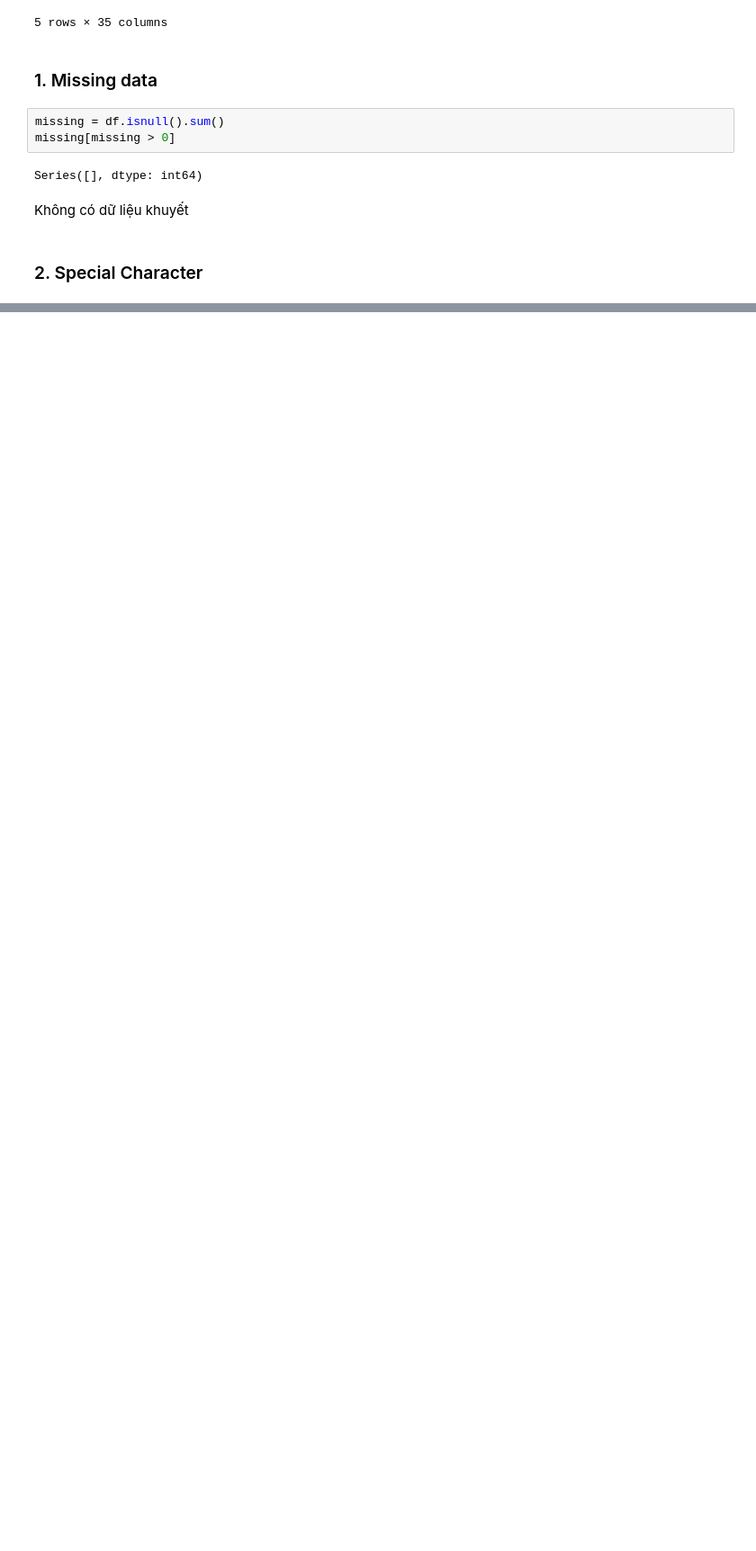
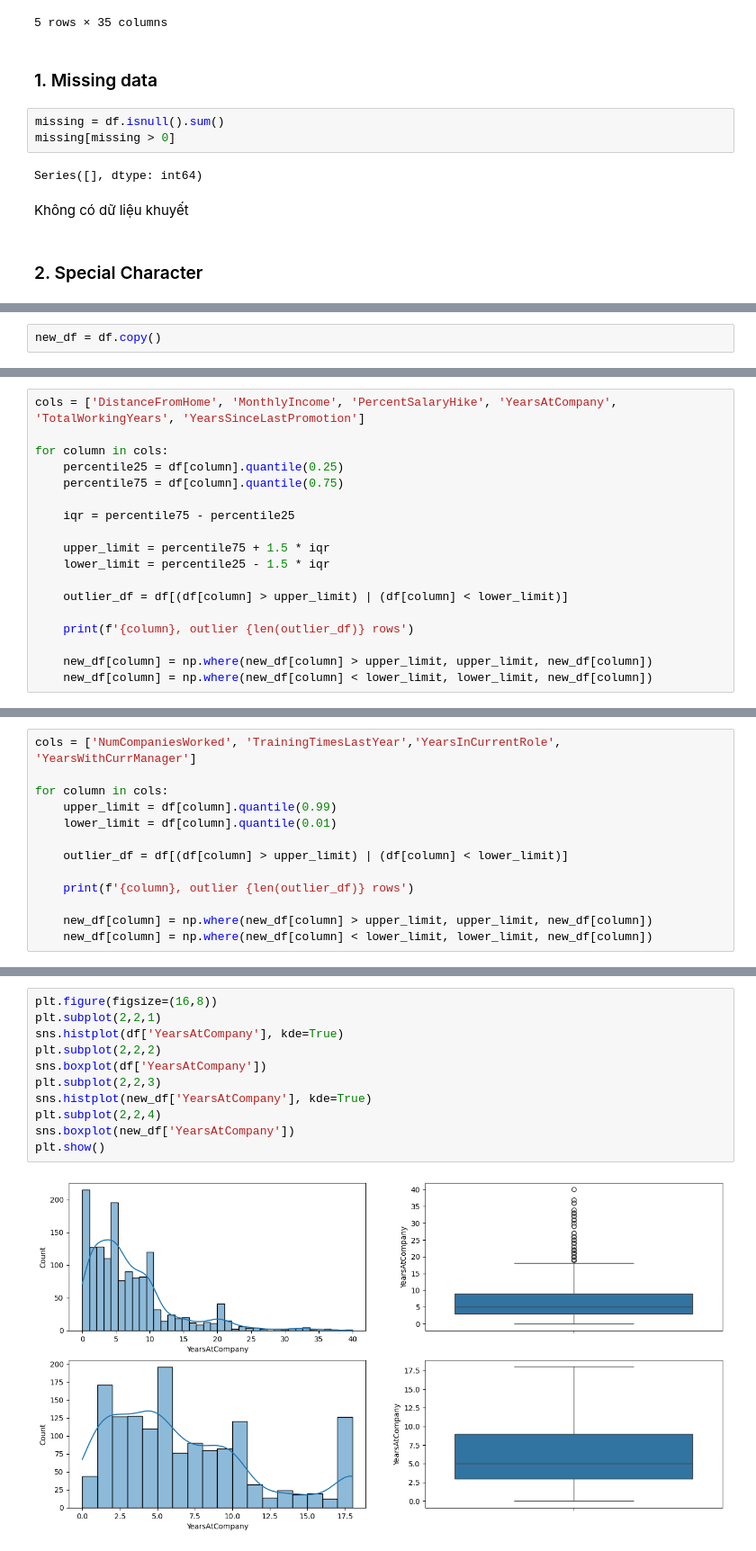
Before and after one commit to duong28022003/EmpAttrition, a Jupyter notebook: Preprocessing.ipynb, the cells around one changed output, grey strips where cells are left out. Shown at 90% size. Drawn from its saved outputs; the diff is of its cells as text; blank space fills up the shorter version.

```diff
--- a/Preprocessing.ipynb
+++ b/Preprocessing.ipynb
@@ -40,0 +131,2 @@ Không có dữ liệu khuyết
+# %%
+new_df = df.copy()
@@ -40,0 +163,18 @@ Không có dữ liệu khuyết
+# %%
+cols = ['DistanceFromHome', 'MonthlyIncome', 'PercentSalaryHike', 'YearsAtCompany', 'TotalWorkingYears', 'YearsSinceLastPromotion']
+
+for column in cols:
+    percentile25 = df[column].quantile(0.25)
+    percentile75 = df[column].quantile(0.75)
+
+    iqr = percentile75 - percentile25
+
+    upper_limit = percentile75 + 1.5 * iqr
+    lower_limit = percentile25 - 1.5 * iqr
+
+    outlier_df = df[(df[column] > upper_limit) | (df[column] < lower_limit)]
+
+    print(f'{column}, outlier {len(outlier_df)} rows')
+
+    new_df[column] = np.where(new_df[column] > upper_limit, upper_limit, new_df[column])
+    new_df[column] = np.where(new_df[column] < lower_limit, lower_limit, new_df[column])
@@ -40,0 +188,13 @@ Không có dữ liệu khuyết
+# %%
+cols = ['NumCompaniesWorked', 'TrainingTimesLastYear','YearsInCurrentRole', 'YearsWithCurrManager']
+
+for column in cols:
+    upper_limit = df[column].quantile(0.99)
+    lower_limit = df[column].quantile(0.01)
+
+    outlier_df = df[(df[column] > upper_limit) | (df[column] < lower_limit)]
+
+    print(f'{column}, outlier {len(outlier_df)} rows')
+
+    new_df[column] = np.where(new_df[column] > upper_limit, upper_limit, new_df[column])
+    new_df[column] = np.where(new_df[column] < lower_limit, lower_limit, new_df[column])
@@ -40,0 +208,13 @@ Không có dữ liệu khuyết
+# %%
+plt.figure(figsize=(16,8))
+plt.subplot(2,2,1)
+sns.histplot(df['YearsAtCompany'], kde=True)
+plt.subplot(2,2,2)
+sns.boxplot(df['YearsAtCompany'])
+plt.subplot(2,2,3)
+sns.histplot(new_df['YearsAtCompany'], kde=True)
+plt.subplot(2,2,4)
+sns.boxplot(new_df['YearsAtCompany'])
+plt.show()
+# %% [output]
+[figure, added]
```
Also changed, not shown: parts of 46 cells of this notebook, 1 other file.
